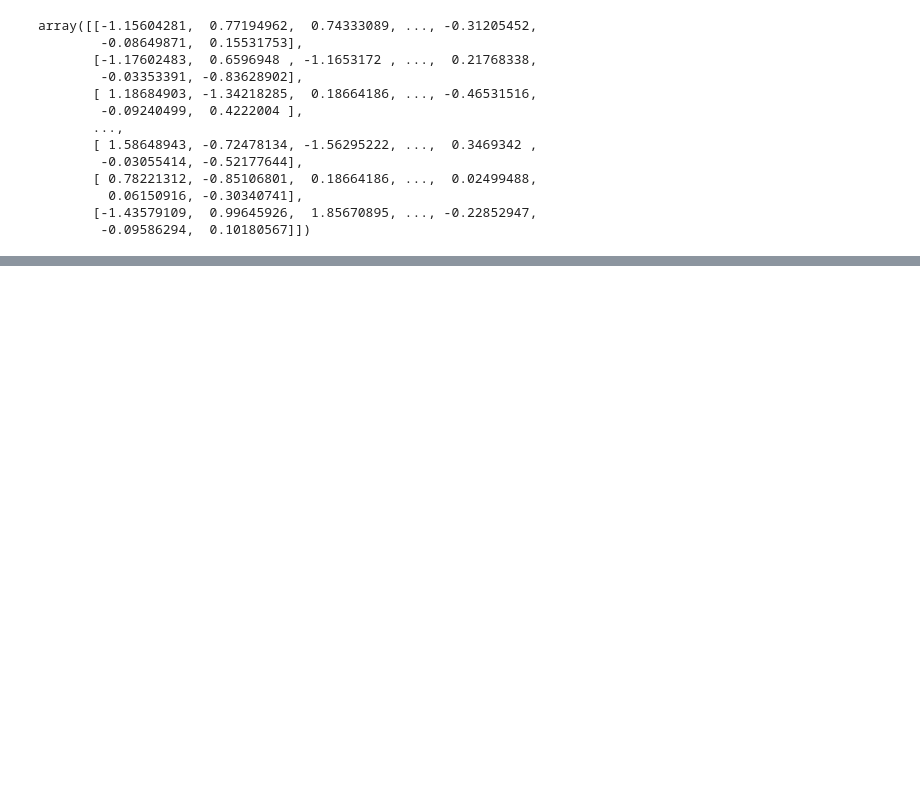
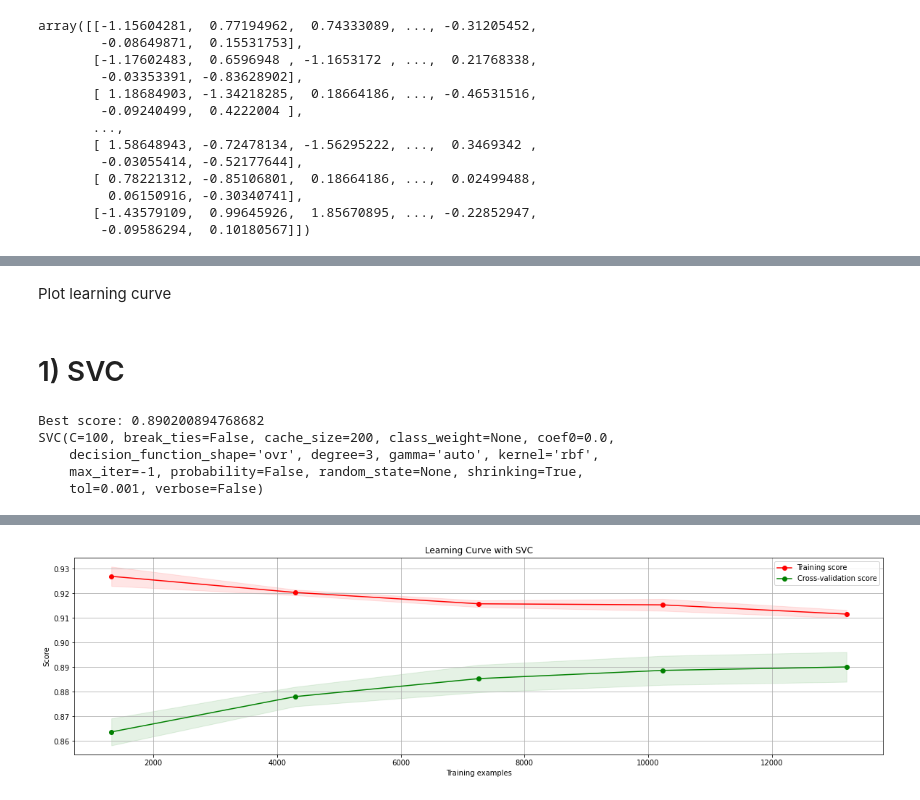
Before and after one commit to trungphan9x/ML_project1, a Jupyter notebook: trung_colab.ipynb, the cells around one changed output, grey strips where cells are left out. Saved outputs shown, nothing was run; the diff lists cells and outputs as text; code cells hidden in the pictures; blank space fills up the shorter version.

```diff
--- a/trung_colab.ipynb
+++ b/trung_colab.ipynb
@@ -285,0 +290,3 @@ housing_labels = strat_train_set["median_house_value"].copy()
+# %%
+housing_labels = np.where(housing_labels>250000.0,1,0)
+housing_labels
@@ -469,0 +467,12 @@ array([[-1.15604281,  0.77194962,  0.74333089, ...,  0.        ,
+# %%
+from sklearn.model_selection import GridSearchCV
+def best_estimator(estimator,param_grid,X,y,cv):
+  grid = GridSearchCV(estimator, param_grid, cv = cv, scoring = 'accuracy', n_jobs=-1)
+  grid.fit(X,y)
+  best_estimator = grid.best_estimator_
+  best_score = grid.best_score_
+  print(f'Best score: {grid.best_score_}')
+  print(grid.best_estimator_)
+  return best_estimator, best_score
+# %% [markdown]
+Plot learning curve
@@ -469,0 +548,18 @@ array([[-1.15604281,  0.77194962,  0.74333089, ...,  0.        ,
+# %% [markdown]
+# 1) SVC
+# %%
+from sklearn.svm import SVC
+param_svc = {
+    'C': [0.001, 0.1, 1, 10, 100] #regularization factor
+}
+svm_clf = SVC(gamma="auto")
+svc_estimator, svc_score = best_estimator(svm_clf, param_grid, housing_prepared, housing_labels, 5)
+# %% [output]
+Best score: 0.890200894768682
+SVC(C=100, break_ties=False, cache_size=200, class_weight=None, coef0=0.0,
+    decision_function_shape='ovr', degree=3, gamma='auto', kernel='rbf',
+    max_iter=-1, probability=False, random_state=None, shrinking=True,
+    tol=0.001, verbose=False)
+# %%
+plot_learning_curve(svc_estimator, "SVC", housing_prepared, housing_labels)
+# %% [output]
@@ -469,0 +567 @@ array([[-1.15604281,  0.77194962,  0.74333089, ...,  0.        ,
+[figure, added]
```
Also changed, not shown: parts of 19 cells of this notebook.
